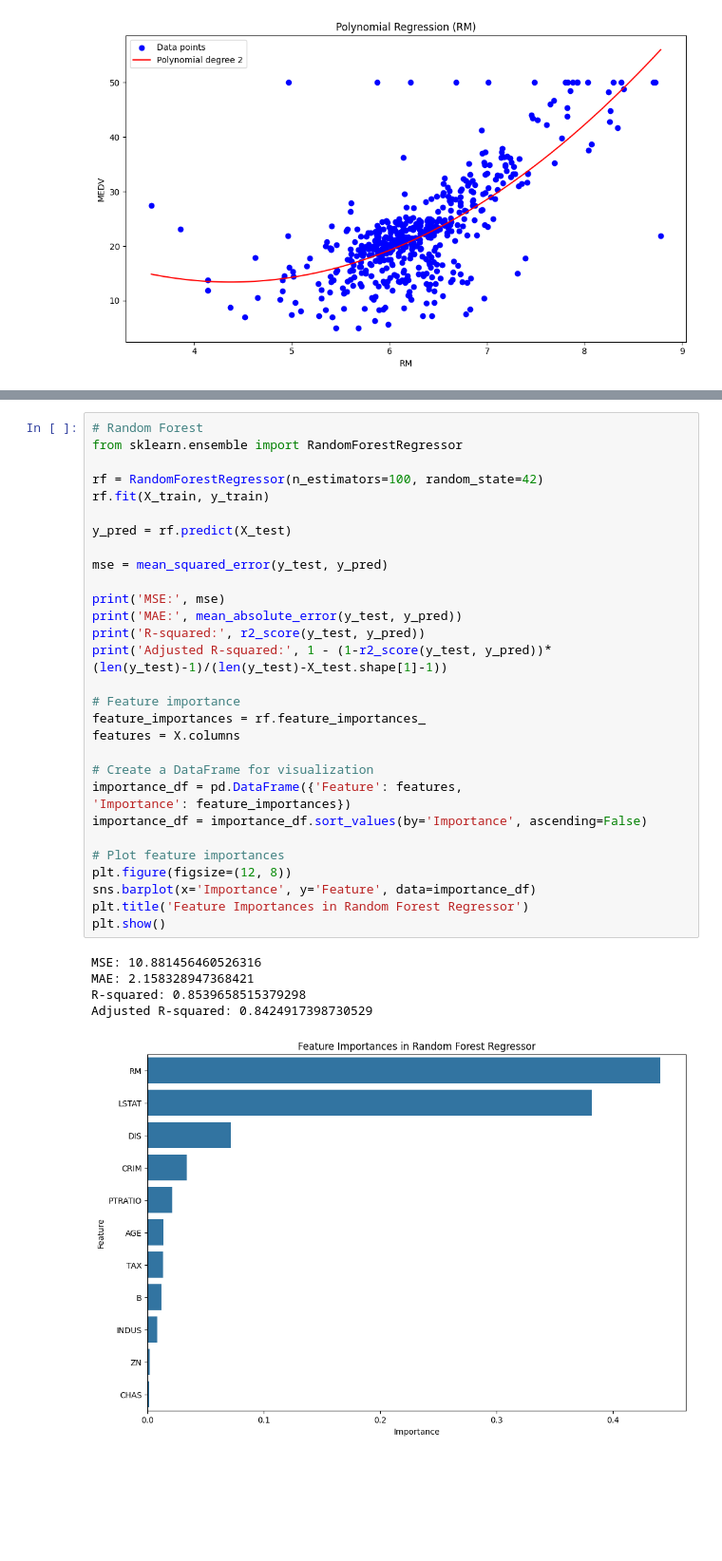
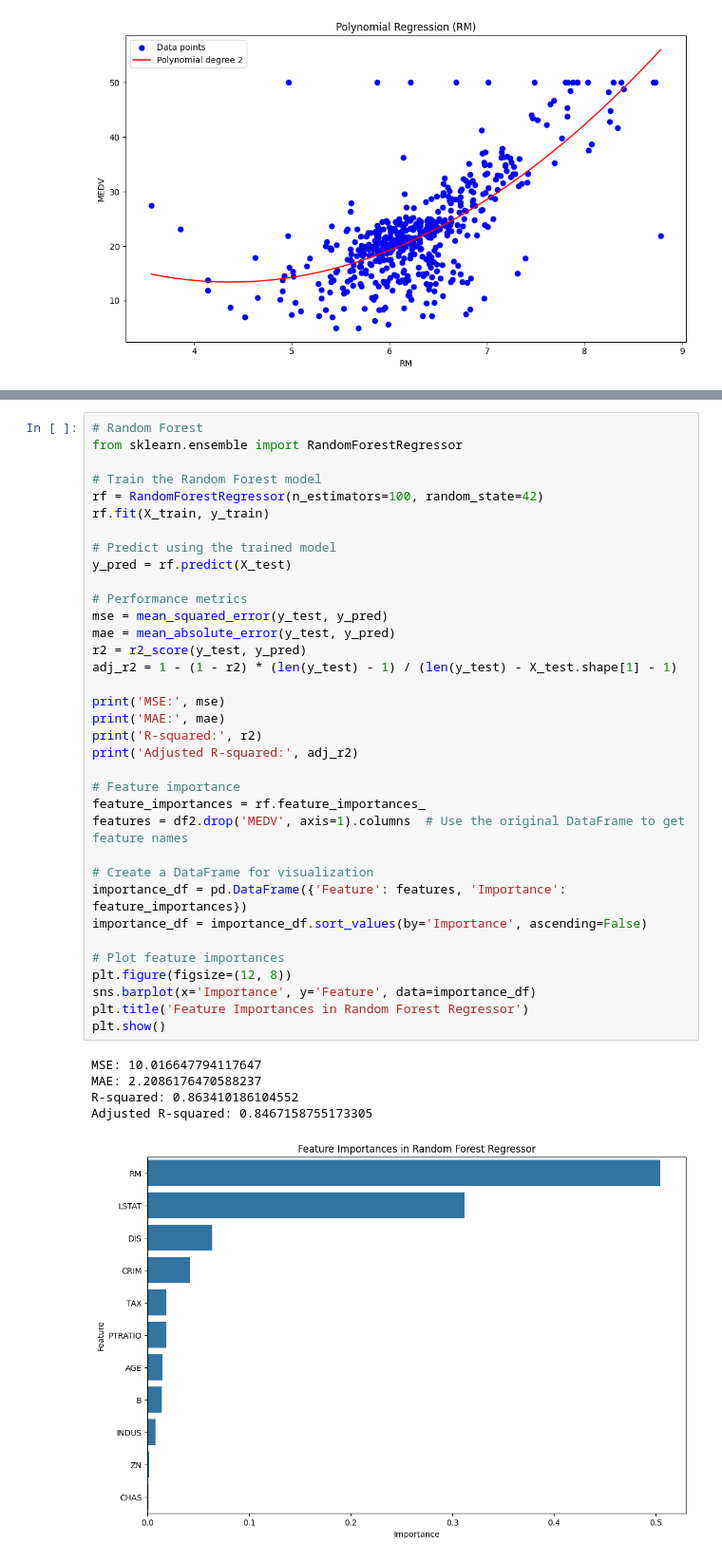
Before and after one commit to savaris/Python_Applications, a Jupyter notebook: Regression_Analysis.ipynb, the cells around one changed output, grey strips where cells are left out. Shown at 95% size. Cells and saved outputs as stored; diff of their text form; blank space fills up the shorter version.

```diff
--- a/Regression_Analysis.ipynb
+++ b/Regression_Analysis.ipynb
@@ -386,40 +389,44 @@ Adjusted R-squared: 0.7234231814762959
 # %%
 # Random Forest
 from sklearn.ensemble import RandomForestRegressor
 
+# Train the Random Forest model
 rf = RandomForestRegressor(n_estimators=100, random_state=42)
 rf.fit(X_train, y_train)
 
+# Predict using the trained model
 y_pred = rf.predict(X_test)
 
+# Performance metrics
 mse = mean_squared_error(y_test, y_pred)
+mae = mean_absolute_error(y_test, y_pred)
+r2 = r2_score(y_test, y_pred)
+adj_r2 = 1 - (1 - r2) * (len(y_test) - 1) / (len(y_test) - X_test.shape[1] - 1)
 
 print('MSE:', mse)
-print('MAE:', mean_absolute_error(y_test, y_pred))
-print('R-squared:', r2_score(y_test, y_pred))
-print('Adjusted R-squared:', 1 - (1-r2_score(y_test, y_pred))*
-(len(y_test)-1)/(len(y_test)-X_test.shape[1]-1))
+print('MAE:', mae)
+print('R-squared:', r2)
+print('Adjusted R-squared:', adj_r2)
 
 # Feature importance
 feature_importances = rf.feature_importances_
-features = X.columns
+features = df2.drop('MEDV', axis=1).columns  # Use the original DataFrame to get feature names
 
 # Create a DataFrame for visualization
-importance_df = pd.DataFrame({'Feature': features,
-'Importance': feature_importances})
+importance_df = pd.DataFrame({'Feature': features, 'Importance': feature_importances})
 importance_df = importance_df.sort_values(by='Importance', ascending=False)
 
 # Plot feature importances
 plt.figure(figsize=(12, 8))
 sns.barplot(x='Importance', y='Feature', data=importance_df)
 plt.title('Feature Importances in Random Forest Regressor')
 plt.show()
 # %% [output]
-MSE: 10.881456460526316
-MAE: 2.158328947368421
-R-squared: 0.8539658515379298
-Adjusted R-squared: 0.8424917398730529
+MSE: 10.016647794117647
+MAE: 2.2086176470588237
+R-squared: 0.863410186104552
+Adjusted R-squared: 0.8467158755173305
-[figure, old version]
+[figure, new version]
 # %%
 # Gradient Boosting
 from sklearn.ensemble import GradientBoostingRegressor
```
Also changed, not shown: parts of 8 cells of this notebook.
